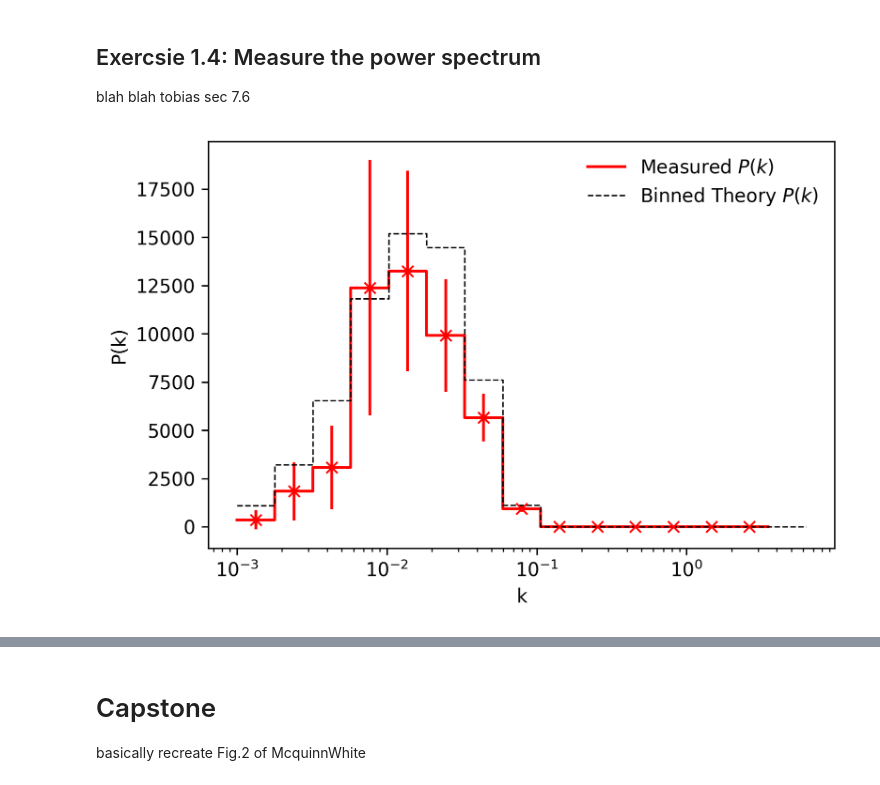
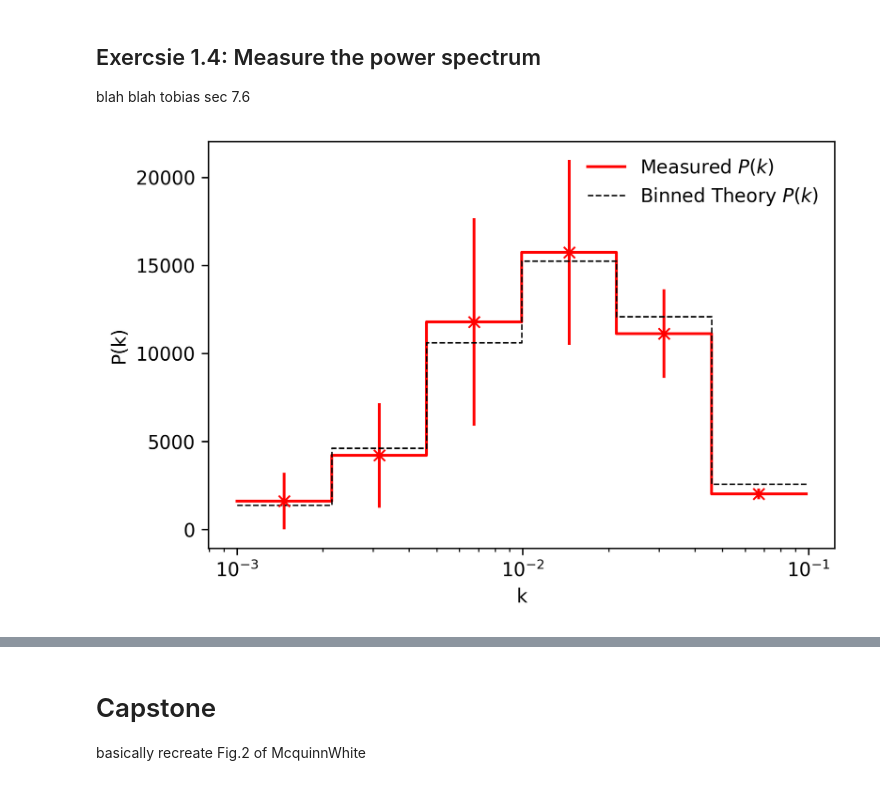
Before and after one commit to DelonShen/pm_handouts, a Jupyter notebook: NBody-Handout-2.ipynb, the cells around one changed output, grey strips where cells are left out. Cells and saved outputs as stored; diff of their text form; code cells hidden in the pictures.

```diff
--- a/NBody-Handout-2.ipynb
+++ b/NBody-Handout-2.ipynb
@@ -163,10 +164,10 @@ def measure_power(f_k, k, bin_edges, f_theory):
     plt.legend(frameon = False)
     plt.xlabel('k')
 # %%
-bin_edges = np.logspace(-3, np.log10(2*np.pi), 16)
+bin_edges = np.logspace(-3, np.log10(np.pi/32), 7)
 measure_power(f_k, k_ell, bin_edges, f_theory = f_pk)
 # %% [output]
-[figure, old version]
+[figure, new version]
 # %% [markdown]
 ## Exercise 2: The Zeldovich Approximation
 When talking about fluids there are usually two views we can take.
```
Also changed, not shown: parts of 2 cells of this notebook.
